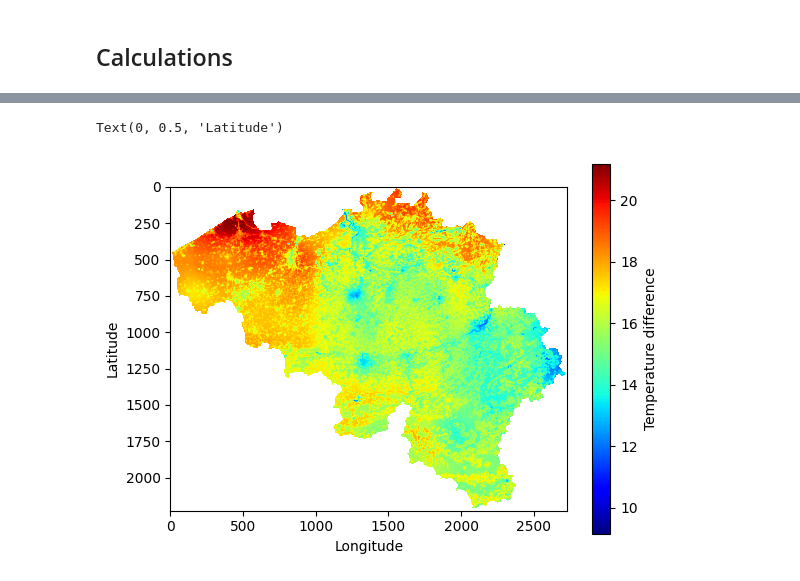
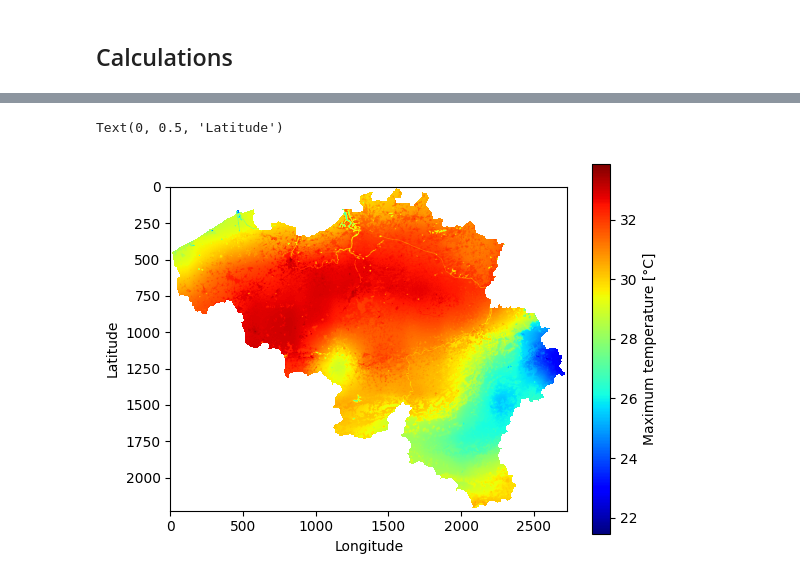
Before and after one commit to CORDEX-be2/ValEnsPy, a Jupyter notebook: analysis_ucl/UrbClim.ipynb, the cells around one changed output, grey strips where cells are left out. Saved outputs shown, nothing was run; the diff lists cells and outputs as text; code cells hidden in the pictures.

Commit message:
Visualizing data

```diff
--- a/analysis_ucl/UrbClim.ipynb
+++ b/analysis_ucl/UrbClim.ipynb
@@ -35,7 +37,9 @@ urbclim_dir = '/dodrio/scratch/projects/2022_200/project_output/rcs/CORDEXBE2/fi
 cclm_dir = '/dodrio/scratch/projects/2022_200/project_output/rcs/CORDEXBE2/postprocessing/CB2_CCLM_BEL28_ERA5_evaluation/T_2M/daily/'
 # %%
 #file = os.listdir(urbclim_dir)[0]
-file_max = urbclim_dir + 'UrbClim_Belgium_CCLM_20190725_T2M_MAX.tif'
-file_min = urbclim_dir + 'UrbClim_Belgium_CCLM_20190725_T2M_MIN.tif'
+file_max = ucl_dir + "UrbClimOutput/" + 'UrbClim_Belgium_CCLM_2019072216_T2M.tif'
+file_min = ucl_dir + "UrbClimOutput/"+ 'UrbClim_Belgium_CCLM_2019072305_T2M.tif'
+# %%
+brussel_shape = ucl_dir + "Brussel_STATBEL.gpkg"
 # %% [markdown]
 ## Functions
@@ -81,7 +83,9 @@ ycor = ylow + np.arange(rows) * dxy
 
 # masked_array = np.ma.array(var_min, mask=np.isnan(var_min))
 # masked_array = np.ma.masked_values(masked_array, value=0.0)
+# %%
+file = gpd.read_file(brussel_shape)
 # %%
 var_diff = var_max - var_min
-masked_array = np.ma.array(var_diff, mask=np.isnan(var_min))
+masked_array = np.ma.array(var_diff, mask=file)
 masked_array = np.ma.masked_values(masked_array, value=0.0)
@@ -88,12 +104,12 @@ masked_array = np.ma.masked_values(masked_array, value=0.0)
 # %%
 cmap = matplotlib.cm.jet
 cmap.set_bad('white',1.)
 
 plt.imshow(masked_array,cmap = cmap)
-plt.colorbar(label = "Temperature difference")
+plt.colorbar(label = "Maximum temperature [°C]")
 plt.xlabel('Longitude')
 plt.ylabel('Latitude')
 # %% [output]
 Text(0, 0.5, 'Latitude')
-[figure, old version]
+[figure, new version]
 # %%
```
Also changed, not shown: parts of 7 cells of this notebook, 3 other files.
